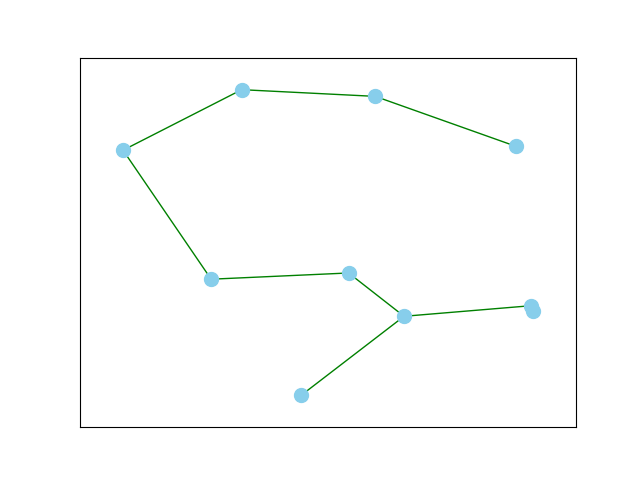
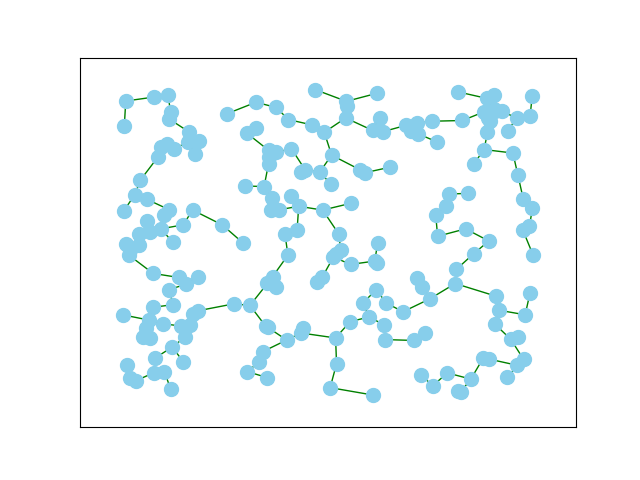
The notebook cell's code change between the first figure and the second:
--- before
+++ after
@@ -1,39 +1,5 @@
-%matplotlib widget
-
-import networkx as nx
-import matplotlib.pyplot as plt
-import mplcursors
-
-plt.clf()
 my_mapper = mapper()
 my_connector = connector(my_mapper.node_dic)
 my_populator = populator(my_mapper.node_dic)
 
-g = nx.Graph()
-pos = {}
-
-for start in my_mapper.node_dic:
-    g.add_node(start)
-    pos.update({start: (start.xpos, start.ypos)})
-    for connect in my_mapper.node_dic[start]['connections']:
-        g.add_edge(start, connect)
-
-nx.draw_networkx_edges(g, pos, edge_color = 'green')
-
-node_collection = nx.draw_networkx_nodes(g, pos, node_color = 'skyblue', node_size = 100)
-
-cursor = mplcursors.cursor(node_collection, hover=True)
-
[email redacted]("add")
-def on_add(sel):
-    node_index = sel.index
-
-    node_instance = list(g.nodes)[node_index]
-    node_data = my_mapper.node_dic[node_instance]
-
-    display_text = (f"Inhabitants; {len(node_data['inhabitants'][0])}\n")
-
-    sel.annotation.set_text(display_text)
-    sel.annotation.get_bbox_patch().set(fc = 'white', alpha = 0.9)
-
-plt.show()
+my_grapher = grapher(my_mapper.node_dic)

Commit: Add files via upload